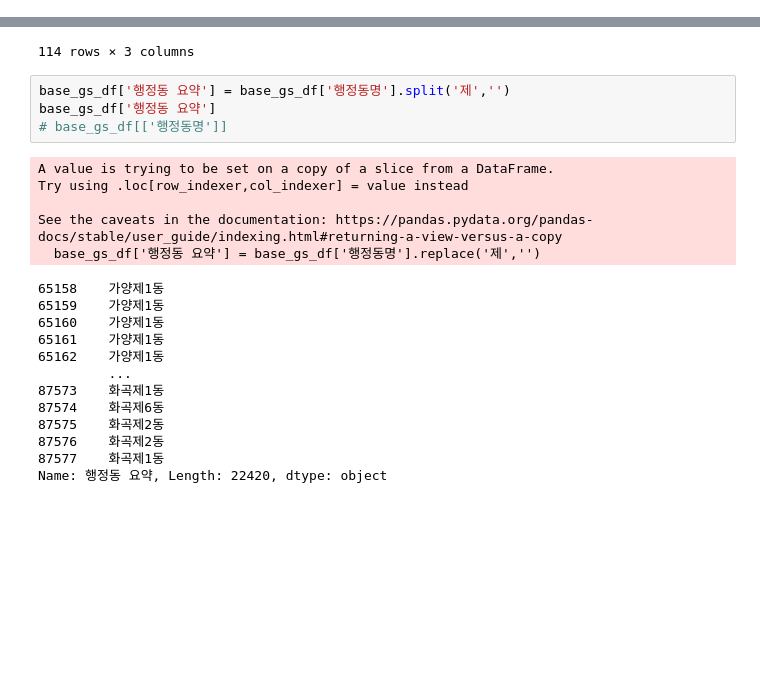
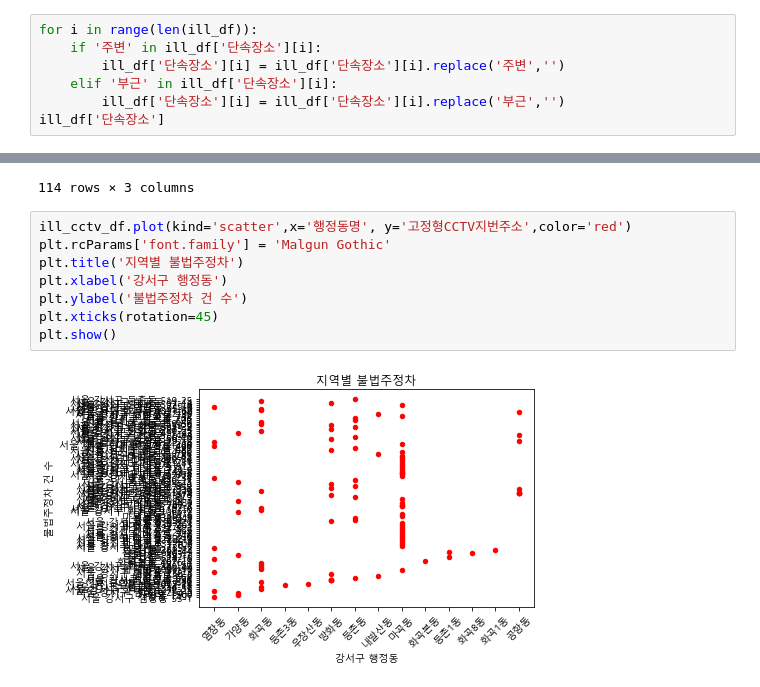
Before and after one commit to davin0130/davin0130, a Jupyter notebook: TeamProject/2023_공모전/강서구 빅데이터 불법주정차 데이터.ipynb, the cells around one changed output, grey strips where cells are left out. Cells and saved outputs as stored; diff of their text form; blank space fills up the shorter version.

Commit message:
Modify:Files:연도별 서울시 불법주정차 단속건수 통계

```diff
--- a/TeamProject/2023_공모전/강서구 빅데이터 불법주정차 데이터.ipynb
+++ b/TeamProject/2023_공모전/강서구 빅데이터 불법주정차 데이터.ipynb
@@ -230,0 +248,7 @@ ill_hour_rev
+# %%
+for i in range(len(ill_df)):
+    if '주변' in ill_df['단속장소'][i]:
+        ill_df['단속장소'][i] = ill_df['단속장소'][i].replace('주변','')
+    elif '부근' in ill_df['단속장소'][i]:
+        ill_df['단속장소'][i] = ill_df['단속장소'][i].replace('부근','')
+ill_df['단속장소']
@@ -448,25 +563,13 @@ ill_cctv_df[['행정동명', '지번본번', '지번부번']]
 | 112 | 화곡동 | 91 | 14 |
 | 113 | 등촌동 | 519 | 25 |
 114 rows × 3 columns
-# %%
-base_gs_df['행정동 요약'] = base_gs_df['행정동명'].split('제','')
-base_gs_df['행정동 요약']
-# base_gs_df[['행정동명']]
-# %% [output]
-A value is trying to be set on a copy of a slice from a DataFrame.
-Try using .loc[row_indexer,col_indexer] = value instead
-
-See the caveats in the documentation: https://pandas.pydata.org/pandas-docs/stable/user_guide/indexing.html#returning-a-view-versus-a-copy
-  base_gs_df['행정동 요약'] = base_gs_df['행정동명'].replace('제','')
-65158    가양제1동
-65159    가양제1동
-65160    가양제1동
-65161    가양제1동
-65162    가양제1동
-         ...
-87573    화곡제1동
-87574    화곡제6동
-87575    화곡제2동
-87576    화곡제2동
-87577    화곡제1동
-Name: 행정동 요약, Length: 22420, dtype: object
+# %%
+ill_cctv_df.plot(kind='scatter',x='행정동명', y='고정형CCTV지번주소',color='red')
+plt.rcParams['font.family'] = 'Malgun Gothic'
+plt.title('지역별 불법주정차')
+plt.xlabel('강서구 행정동')
+plt.ylabel('불법주정차 건 수')
+plt.xticks(rotation=45)
+plt.show()
+# %% [output]
+[figure, added]
```
Also changed, not shown: parts of 15 cells of this notebook, 1 other file.
